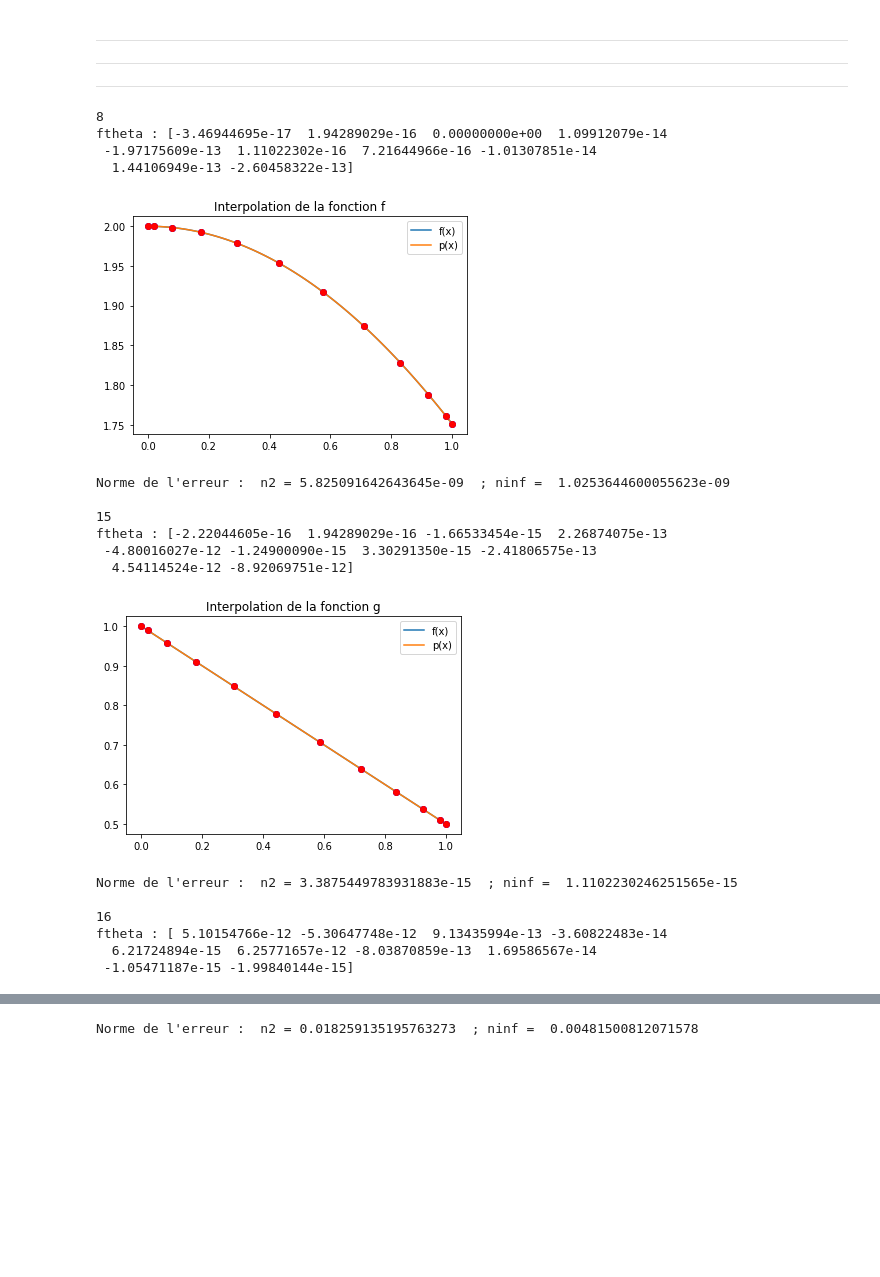
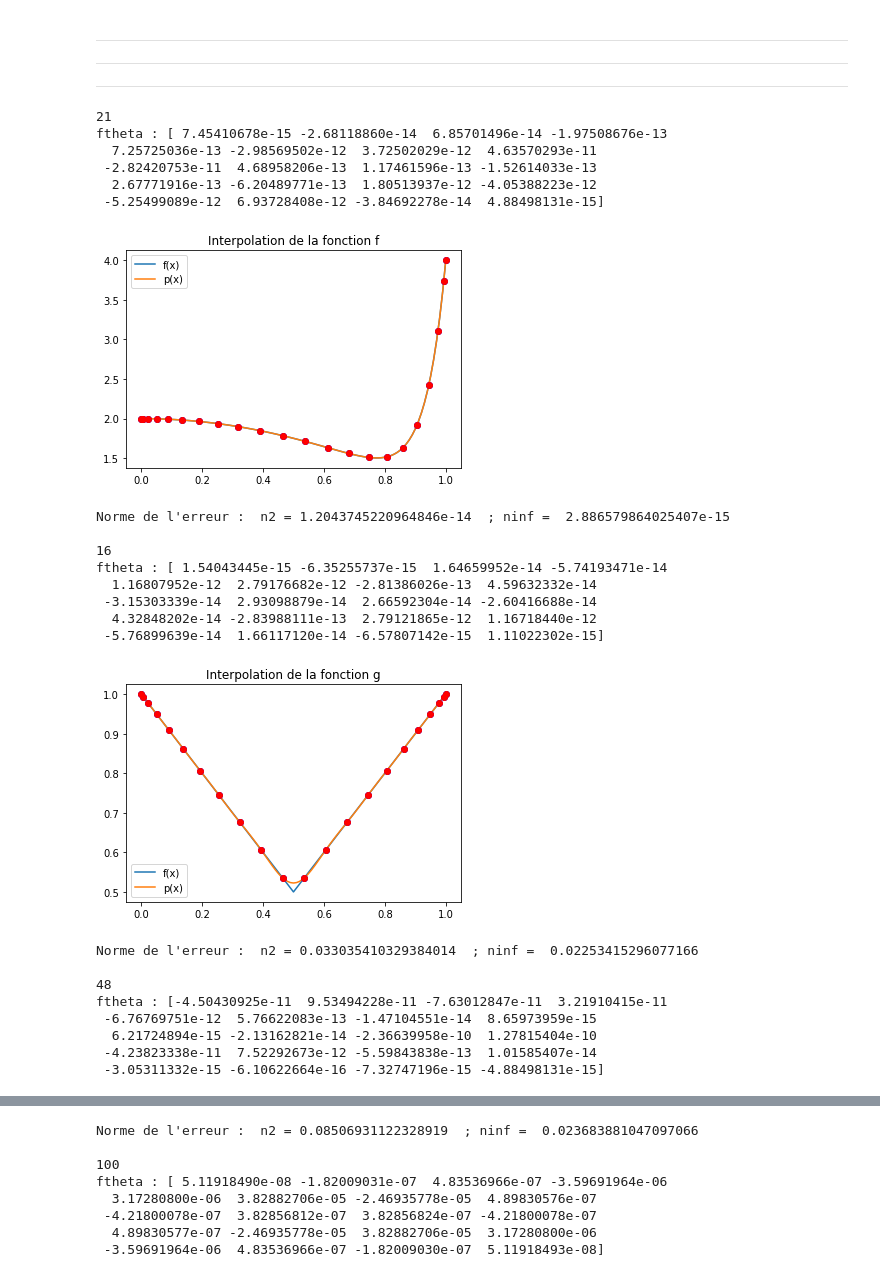
Before and after one commit to gerier/GestionDeProjet4A, a Jupyter notebook: Projet.ipynb, the cells around one changed output, grey strips where cells are left out. Cells and saved outputs as stored; diff of their text form; code cells hidden in the pictures; blank space fills up the shorter version.

```diff
--- a/Projet.ipynb
+++ b/Projet.ipynb
@@ -146,12 +178,19 @@ def approx_p3h(x,f,h):
 def test_approx3h(f,h):
     x = np.linspace(0,1,101)
     px, interp = approx_p3h(x,f,h)
-    plt.plot(x,f(x,h))
-    plt.plot(x,px)
+    fx = f(x,h)
+    plt.plot(x,fx,label='f(x)')
+    plt.plot(x,px,label='p(x)')
     plt.plot(interp, f(interp,h),'ob')
+    plt.legend()
+    name = str(f).split(' ')
+    plt.title("Interpolation de la fonction "+name[1])
     plt.show()
+    return px,fx
 # %%
 h = 0.2
 for fonctions in fonctions_test :
-    test_approx3h(fonctions,h)
+    px,fx = test_approx3h(fonctions,h)
+    print("Norme 2 de l'erruer : ",npl.norm(fx-px))
+    print("Norme inf de l'erreur : ",npl.norm(fx-px,np.inf))
 # %% [output]
@@ -308,7 +353,7 @@ def Newton_Raphson (p,f,h,epsi,epsilon,eps=1e-12,itermax=100):
     print(k)
     return X
 # %%
-def epsi_S():
+def epsi_S(p):
     i = np.linspace(0,2*p+1,2*p+2)
     gamma = 1/2*(1-np.cos(i*np.pi/(2*p+1)))
     return min( 1/2/(p+1), np.min((gamma[1:]-gamma[:-1])/3))
@@ -317,7 +362,7 @@ def pn(x,ap,bp):
     return x * ap**2 + (1-x) * bp**2
 
 def approxh(x,p,f,h,epsilon):
-    epsi = epsi_S()
+    epsi = epsi_S(p)
     #X = sco.fsolve(f_theta,np.array([1/4,3/4]), args=(p,f,h,epsilon))
     #X = S(p,epsi,X)
     X = Newton_Raphson(p,f,h,epsi,epsilon)
@@ -389,7 +439,9 @@ def g(x,h):
     x = x*h
     return 0.5 + np.abs(x - 0.5) #- 0.75
 
-def h(x,h):
+def t(x,h):
+    if h == 1 :
+        h = 9/10
     x = x*h
     return 1/(1-x) #-1.5
 
@@ -399,33 +451,43 @@ def j(x,h):
 
 def k(x,h):
     x = x*h
-    return 10**5 * x**10 * (1-x)**7 #- 1
+    return 10**5 * x**10 * (1-x)**7 + 0.01
 
-fonctions_test = [f,g,h,j,k]
+def q(x,h):
+    x = x*h
+    return 10 * (x-1/2)**4 #+ 0.01
+
+fonctions_test = [f,g,t,j,k,q]
 # %%
-h = 1/2
-p = 5
+h = 1
+p = 10
 epsilon=0.001
 
 for fonctions in fonctions_test :
     px,fx = test_approx(p,fonctions,h,epsilon)
     print("Norme de l'erreur :  n2 =", npl.norm(px-fx), " ; ninf = ", npl.norm(px-fx,np.inf),"\n")
 # %% [output]
-8
-ftheta : [-3.46944695e-17  1.94289029e-16  0.00000000e+00  1.09912079e-14
- -1.97175609e-13  1.11022302e-16  7.21644966e-16 -1.01307851e-14
-  1.44106949e-13 -2.60458322e-13]
+21
+ftheta : [ 7.45410678e-15 -2.68118860e-14  6.85701496e-14 -1.97508676e-13
+  7.25725036e-13 -2.98569502e-12  3.72502029e-12  4.63570293e-11
+ -2.82420753e-11  4.68958206e-13  1.17461596e-13 -1.52614033e-13
+  2.67771916e-13 -6.20489771e-13  1.80513937e-12 -4.05388223e-12
+ -5.25499089e-12  6.93728408e-12 -3.84692278e-14  4.88498131e-15]
-[figure, old version]
+[figure, new version]
-Norme de l'erreur :  n2 = 5.825091642643645e-09  ; ninf =  1.0253644600055623e-09
+Norme de l'erreur :  n2 = 1.2043745220964846e-14  ; ninf =  2.886579864025407e-15
 
-15
-ftheta : [-2.22044605e-16  1.94289029e-16 -1.66533454e-15  2.26874075e-13
- -4.80016027e-12 -1.24900090e-15  3.30291350e-15 -2.41806575e-13
-  4.54114524e-12 -8.92069751e-12]
+16
+ftheta : [ 1.54043445e-15 -6.35255737e-15  1.64659952e-14 -5.74193471e-14
+  1.16807952e-12  2.79176682e-12 -2.81386026e-13  4.59632332e-14
+ -3.15303339e-14  2.93098879e-14  2.66592304e-14 -2.60416688e-14
+  4.32848202e-14 -2.83988111e-13  2.79121865e-12  1.16718440e-12
+ -5.76899639e-14  1.66117120e-14 -6.57807142e-15  1.11022302e-15]
-[figure, old version]
+[figure, new version]
-Norme de l'erreur :  n2 = 3.3875449783931883e-15  ; ninf =  1.1102230246251565e-15
+Norme de l'erreur :  n2 = 0.033035410329384014  ; ninf =  0.02253415296077166
 
-16
-ftheta : [ 5.10154766e-12 -5.30647748e-12  9.13435994e-13 -3.60822483e-14
-  6.21724894e-15  6.25771657e-12 -8.03870859e-13  1.69586567e-14
- -1.05471187e-15 -1.99840144e-15]
+48
+ftheta : [-4.50430925e-11  9.53494228e-11 -7.63012847e-11  3.21910415e-11
+ -6.76769751e-12  5.76622083e-13 -1.47104551e-14  8.65973959e-15
+  6.21724894e-15 -2.13162821e-14 -2.36639958e-10  1.27815404e-10
+ -4.23823338e-11  7.52292673e-12 -5.59843838e-13  1.01585407e-14
+ -3.05311332e-15 -6.10622664e-16 -7.32747196e-15 -4.88498131e-15]
@@ -447 +513,8 @@ ftheta : [ 1.79814166e-05 -6.27214915e-05  7.44272268e-05 -4.37925167e-05
-Norme de l'erreur :  n2 = 0.018259135195763273  ; ninf =  0.00481500812071578
+Norme de l'erreur :  n2 = 0.08506931122328919  ; ninf =  0.023683881047097066
+
+100
+ftheta : [ 5.11918490e-08 -1.82009031e-07  4.83536966e-07 -3.59691964e-06
+  3.17280800e-06  3.82882706e-05 -2.46935778e-05  4.89830576e-07
+ -4.21800078e-07  3.82856812e-07  3.82856824e-07 -4.21800078e-07
+  4.89830577e-07 -2.46935778e-05  3.82882706e-05  3.17280800e-06
+ -3.59691964e-06  4.83536966e-07 -1.82009030e-07  5.11918493e-08]
```
Also changed, not shown: parts of 22 cells of this notebook.
